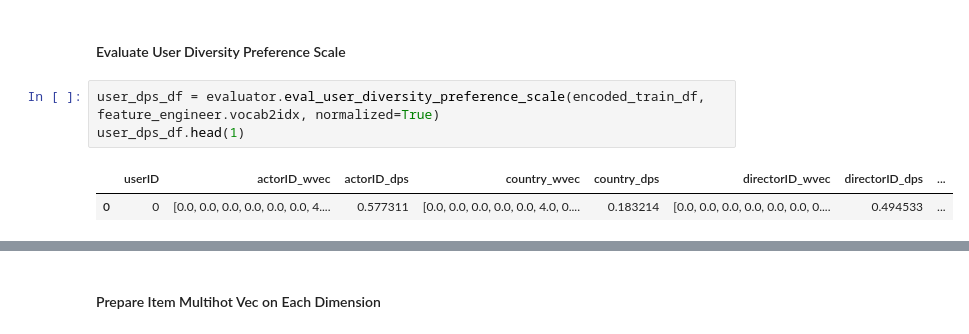
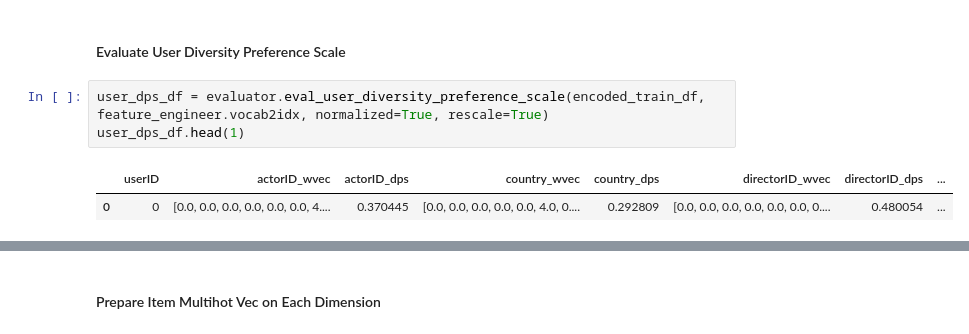
Before and after one commit to jeffery5bai/DPRecSys, a Jupyter notebook: experiments/finetune_exp.ipynb, the cells around one changed output, grey strips where cells are left out. Saved outputs shown, nothing was run; the diff lists cells and outputs as text.

Commit message:
add rescale dps exp

```diff
--- a/experiments/finetune_exp.ipynb
+++ b/experiments/finetune_exp.ipynb
@@ -174,8 +174,8 @@ Edge Index: tensor([[    0,     0,     0,  ..., 10758, 10762, 10763],
 # %% [markdown]
 #### Evaluate User Diversity Preference Scale
 # %%
-user_dps_df = evaluator.eval_user_diversity_preference_scale(encoded_train_df, feature_engineer.vocab2idx, normalized=True)
+user_dps_df = evaluator.eval_user_diversity_preference_scale(encoded_train_df, feature_engineer.vocab2idx, normalized=True, rescale=True)
 user_dps_df.head(1)
 # %% [output]
 |  | userID | actorID_wvec | actorID_dps | country_wvec | country_dps | directorID_wvec | directorID_dps | ... |
-| 0 | 0 | [0.0, 0.0, 0.0, 0.0, 0.0, 0.0, 4.... | 0.577311 | [0.0, 0.0, 0.0, 0.0, 0.0, 4.0, 0.... | 0.183214 | [0.0, 0.0, 0.0, 0.0, 0.0, 0.0, 0.... | 0.494533 | ... |
+| 0 | 0 | [0.0, 0.0, 0.0, 0.0, 0.0, 0.0, 4.... | 0.370445 | [0.0, 0.0, 0.0, 0.0, 0.0, 4.0, 0.... | 0.292809 | [0.0, 0.0, 0.0, 0.0, 0.0, 0.0, 0.... | 0.480054 | ... |
```
Also changed, not shown: parts of 9 cells of this notebook, 3 other files.
